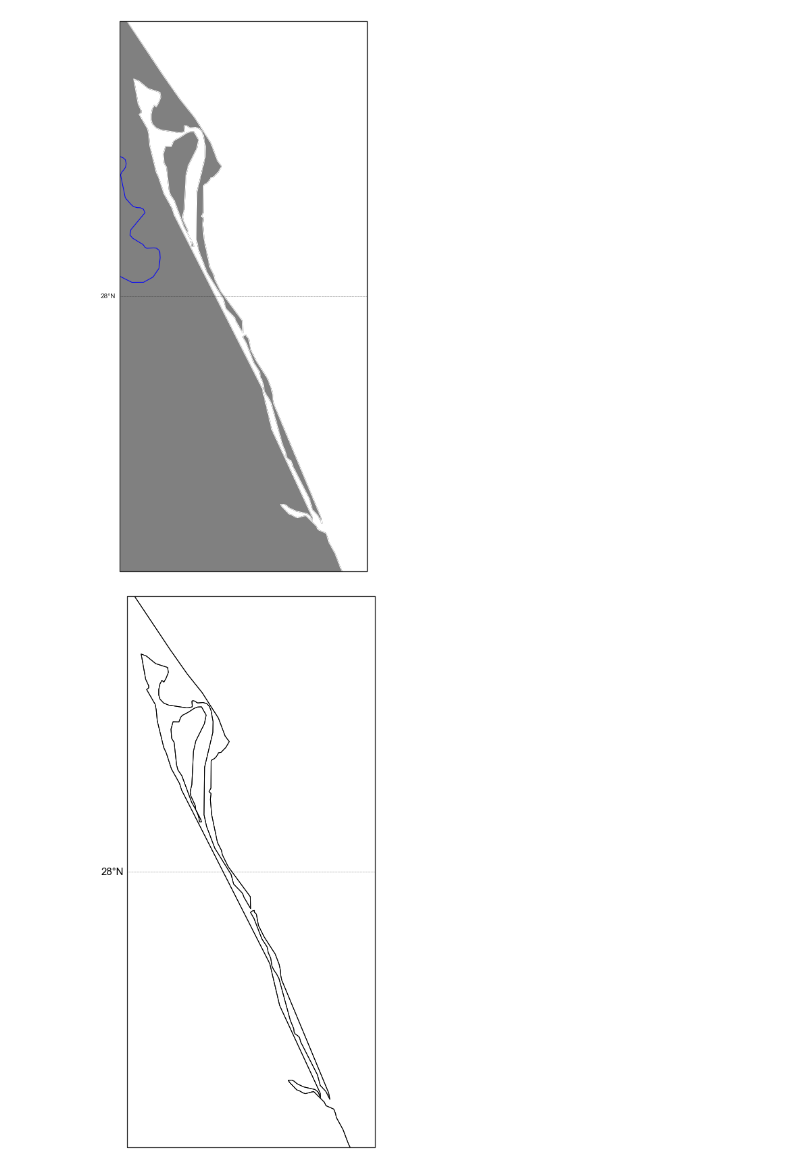
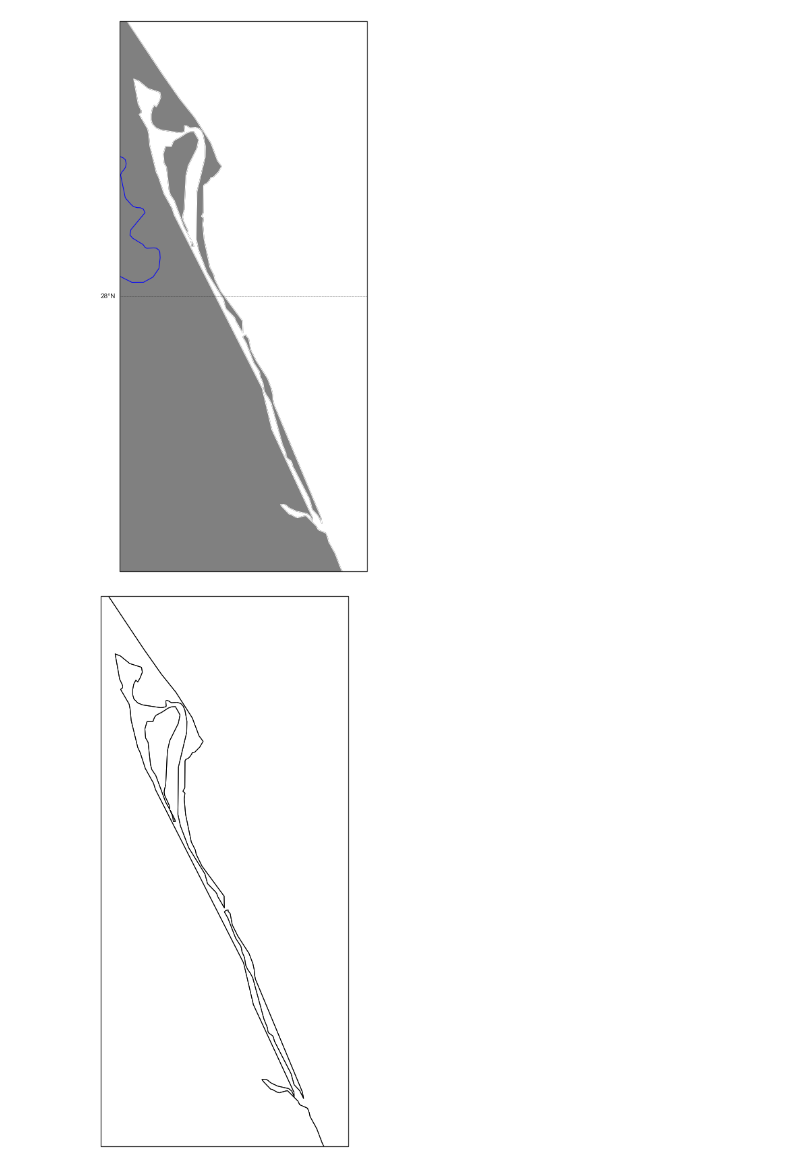
Before and after one commit to Hanna-the-explorer/NASA_Jupyter_Projects, a Jupyter notebook: DATA_Processing_codes/IRL_GRAPHS.ipynb, the cells around one changed output. Saved outputs shown, nothing was run; the diff lists cells and outputs as text; code cells hidden in the pictures.

```diff
--- a/DATA_Processing_codes/IRL_GRAPHS.ipynb
+++ b/DATA_Processing_codes/IRL_GRAPHS.ipynb
@@ -476,26 +591,26 @@ gl.yformatter = LATITUDE_FORMATTER
 # %%
 #making it a function
 
 def plot_mapbase(extent, res='10m', projection=ccrs.PlateCarree()):
     fig = plt.figure(figsize=(30,15)) # set fig size
     ax = fig.add_subplot(111, projection=projection)
     ax.set_extent(extent)
     ax.coastlines(res)
     ax.coastlines(resolution='10m', color='black', linestyle='-', alpha=1)
-    gl = ax.gridlines(xlocs=np.arange(lon_left, lon_rigth+1),
-                      ylocs=np.arange(lat_bot, lat_top+1),
-                      draw_labels=True,
-                      linewidth=0.5, color='k', linestyle=':')
-    gl.top_labels = gl.right_labels = False
-    gl.xformatter = LONGITUDE_FORMATTER
-    gl.yformatter = LATITUDE_FORMATTER
-    gl.xlabel_style = {'size': 15, 'color': 'black'}
-    gl.ylabel_style = {'size': 15, 'color': 'black'}
+    #gl = ax.gridlines(xlocs=np.arange(lon_left, lon_rigth+1),
+    #                  ylocs=np.arange(lat_bot, lat_top+1),
+    #                  draw_labels=True,
+    #                  linewidth=0.5, color='k', linestyle=':')
+    #gl.top_labels = gl.right_labels = False
+    #gl.xformatter = LONGITUDE_FORMATTER
+    #gl.yformatter = LATITUDE_FORMATTER
+    #gl.xlabel_style = {'size': 15, 'color': 'black'}
+    #gl.ylabel_style = {'size': 15, 'color': 'black'}
     return fig, ax
 
 fig, ax = plot_mapbase(extent)
 # %% [output]
-[figure, old version]
+[figure, new version]
 # %%
 df_grouped = df.groupby(by="CAT")
 
```
Also changed, not shown: parts of 20 cells of this notebook, 8 other files.
